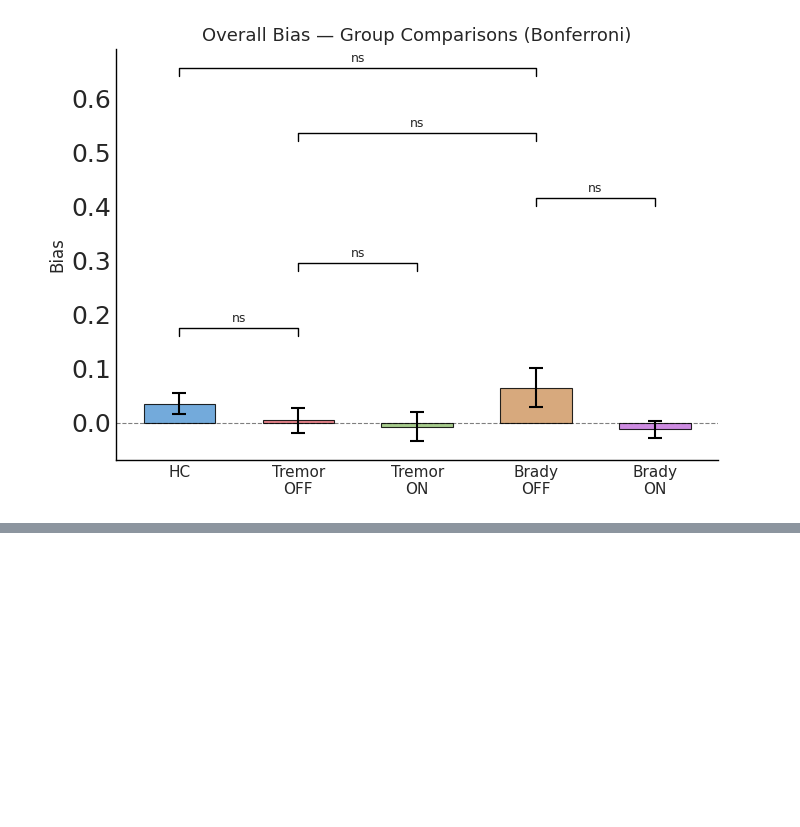
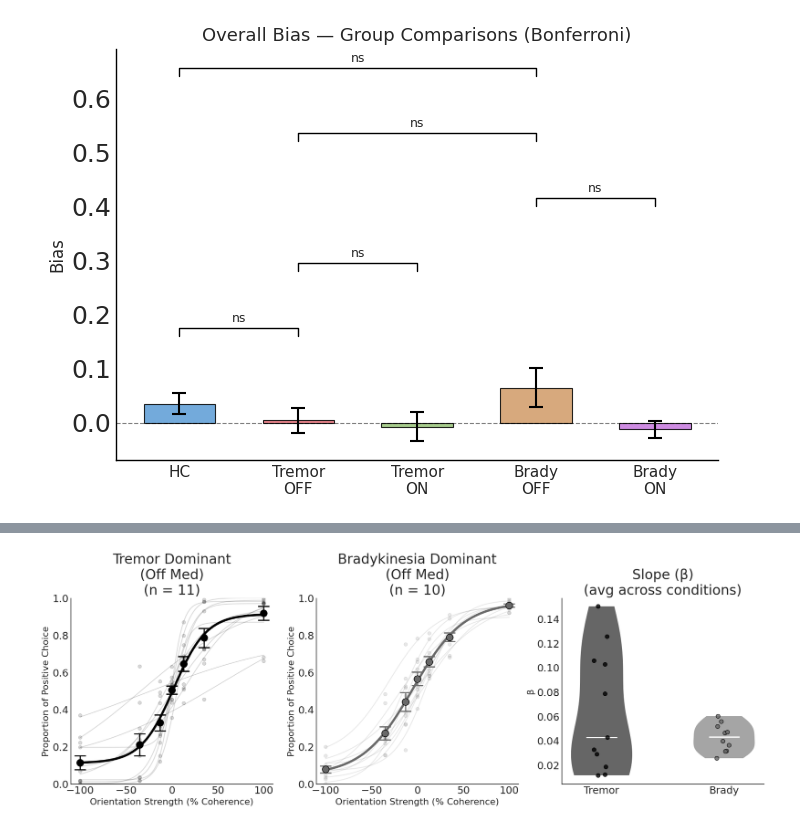
Before and after one commit to vaibrainium/bayesian-priors-in-pd-subtype, a Jupyter notebook: notebooks/2.10-psych-model-fitting-session.ipynb, the cells around one changed output, grey strips where cells are left out. Drawn from its saved outputs; the diff is of its cells as text; code cells hidden in the pictures; blank space fills up the shorter version.

```diff
--- a/notebooks/2.10-psych-model-fitting-session.ipynb
+++ b/notebooks/2.10-psych-model-fitting-session.ipynb
@@ -78,8 +167,8 @@ def _sig_stars(p):
 
 def _get_paired(col, grp_a, grp_b):
     """Align OFF/ON series by subject position, drop NaNs jointly to preserve pairing."""
-    a = processed_metadata.loc[grp_indices[grp_a], col].reset_index(drop=True)
-    b = processed_metadata.loc[grp_indices[grp_b], col].reset_index(drop=True)
+    a = metadata.loc[grp_indices[grp_a], col].reset_index(drop=True)
+    b = metadata.loc[grp_indices[grp_b], col].reset_index(drop=True)
     paired = pd.DataFrame({"a": a, "b": b}).dropna()
     return paired["a"].values, paired["b"].values
 
@@ -96,8 +185,8 @@ for col, col_label in overall_vars.items():
                 a, b = a - 0.5, b - 0.5
             _, p = scipy_stats.wilcoxon(a, b)
         else:
-            a = processed_metadata.loc[grp_indices[grp_a], col].dropna().values
-            b = processed_metadata.loc[grp_indices[grp_b], col].dropna().values
+            a = metadata.loc[grp_indices[grp_a], col].dropna().values
+            b = metadata.loc[grp_indices[grp_b], col].dropna().values
             if is_bias:
                 a, b = a - 0.5, b - 0.5
             _, p = scipy_stats.mannwhitneyu(a, b, alternative="two-sided")
@@ -110,7 +199,7 @@ for col, col_label in overall_vars.items():
     bar_tops = []
 
     for xi, (grp, color) in enumerate(zip(plot_groups, group_colors)):
-        vals = processed_metadata.loc[grp_indices[grp], col].dropna().values
+        vals = metadata.loc[grp_indices[grp], col].dropna().values
         if is_bias:
             vals = vals - 0.5
         mean = vals.mean()
@@ -147,0 +261,78 @@ for col, col_label in overall_vars.items():
+# %%
+from scipy import stats as scipy_stats
+
+
+def get_combined_psych(data):
+    """Average psychometric data across both prior conditions, return data + fitted curve."""
+    results = {}
+    coh, psych, _, x_hat, _ = pmf_utils.get_psychometric_data(data)
+    results = {"coh": coh, "psych": psych, "x_hat": x_hat}
+    coh = results["coh"]
+    mean_psych = results["psych"]
+    x_hat = results["x_hat"]
+    fit = pmf_utils.fit_psychometric_function(coh, mean_psych, trial_counts=None, model_type="logit_4")
+    return coh, mean_psych, x_hat, fit.predict(x_hat)
+
+
+fig, axes = plt.subplots(1, 3, figsize=(18, 6.5))
+err_style = {"elinewidth": 2, "capsize": 10, "capthick": 2}
+
+group_cfg = [
+    ("Tremor Dominant\n(Off Med)", "tremor_off", "black"),
+    ("Bradykinesia Dominant\n(Off Med)", "brady_off", "dimgray"),
+]
+
+for ax, (title, grp_key, color) in zip(axes[:2], group_cfg):
+    sub_ids = metadata.loc[grp_indices[grp_key], "subject_id"]
+    coh_list, psych_list, x_hat_list = [], [], []
+
+    for sid in sub_ids:
+        subj_data = filtered_data[(filtered_data["subject_id"] == sid) & (filtered_data["medication"] == "off")]
+        if len(subj_data) == 0:
+            continue
+        coh, psych, x_hat, y_hat = get_combined_psych(subj_data)
+        coh_list.append(coh)
+        psych_list.append(psych)
+        x_hat_list.append(x_hat)
+        ax.plot(coh, psych, color=color, marker="o", ls="", alpha=0.15)
+        ax.plot(x_hat, y_hat, color=color, ls="-", lw=1.5, alpha=0.15)
+
+    coh_arr = np.array(coh_list)
+    psych_arr = np.array(psych_list)
+    mean_coh = np.mean(coh_arr, axis=0)
+    mean_psych = np.mean(psych_arr, axis=0)
+    mean_x_hat = np.mean(np.array(x_hat_list), axis=0)
+
+    ax.plot(mean_coh, mean_psych, color=color, ls="", marker="o", ms=12, mec="k")
+    ax.errorbar(mean_coh, mean_psych, yerr=scipy_stats.sem(psych_arr, axis=0), color=color, ls="", marker="o", ms=12, mec="k", **err_style)
+    fit = pmf_utils.fit_psychometric_function(mean_coh, mean_psych, trial_counts=None, model_type="logit_4")
+    ax.plot(mean_x_hat, fit.predict(mean_x_hat), color=color, ls="-", lw=4)
+    ax.set(xlabel="Orientation Strength (% Coherence)", ylabel="Proportion of Positive Choice", ylim=(0, 1), title=f"{title}\n(n = {len(psych_list)})")
+    for sp in ["top", "right"]:
+        ax.spines[sp].set_visible(False)
+
+# Violin plot for slope comparison
+beta_ax = axes[2]
+trem_beta = metadata.loc[grp_indices["tremor_off"], "overall_psych_beta"]
+brady_beta = metadata.loc[grp_indices["brady_off"], "overall_psych_beta"]
+
+parts = beta_ax.violinplot([trem_beta.values, brady_beta.values], positions=[0, 1], showmedians=True, showextrema=False)
+for pc, color in zip(parts["bodies"], ["black", "dimgray"]):
+    pc.set_facecolor(color)
+    pc.set_alpha(0.6)
+parts["cmedians"].set_color("white")
+parts["cmedians"].set_linewidth(2)
+
+for xi, vals, color in [(0, trem_beta.values, "black"), (1, brady_beta.values, "dimgray")]:
+    beta_ax.scatter(np.random.normal(xi, 0.04, size=len(vals)), vals, color=color, edgecolor="k", s=50, zorder=3, alpha=0.8)
+
+beta_ax.set_xticks([0, 1])
+beta_ax.set_xticklabels(["Tremor", "Brady"])
+beta_ax.set(title="Slope (β)\n(avg across conditions)", ylabel="β")
+for sp in ["top", "right"]:
+    beta_ax.spines[sp].set_visible(False)
+
+plt.tight_layout()
+plt.show()
+# %% [output]
+[figure, added]
```
Also changed, not shown: parts of 7 cells of this notebook, 1 other file.
